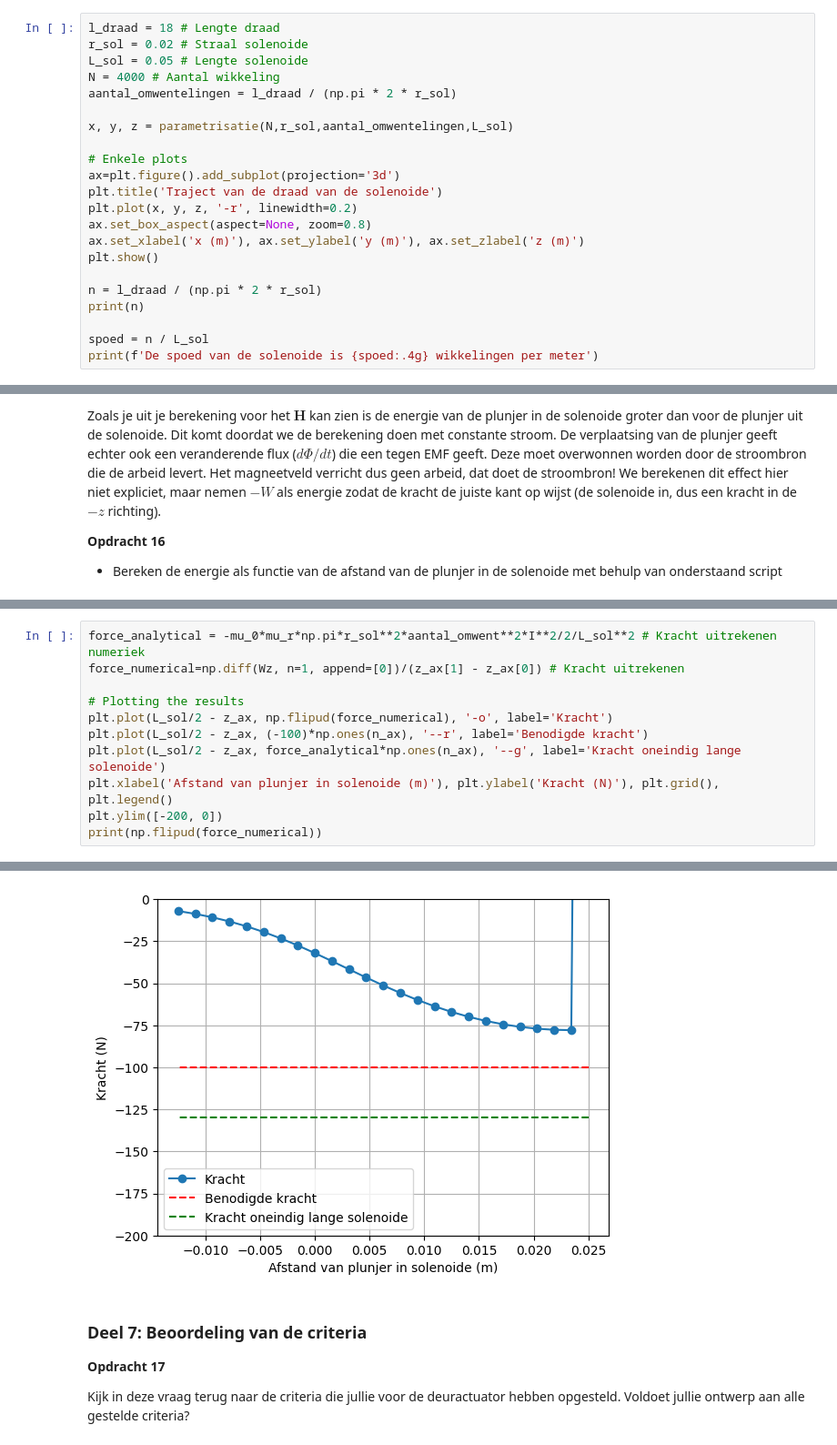
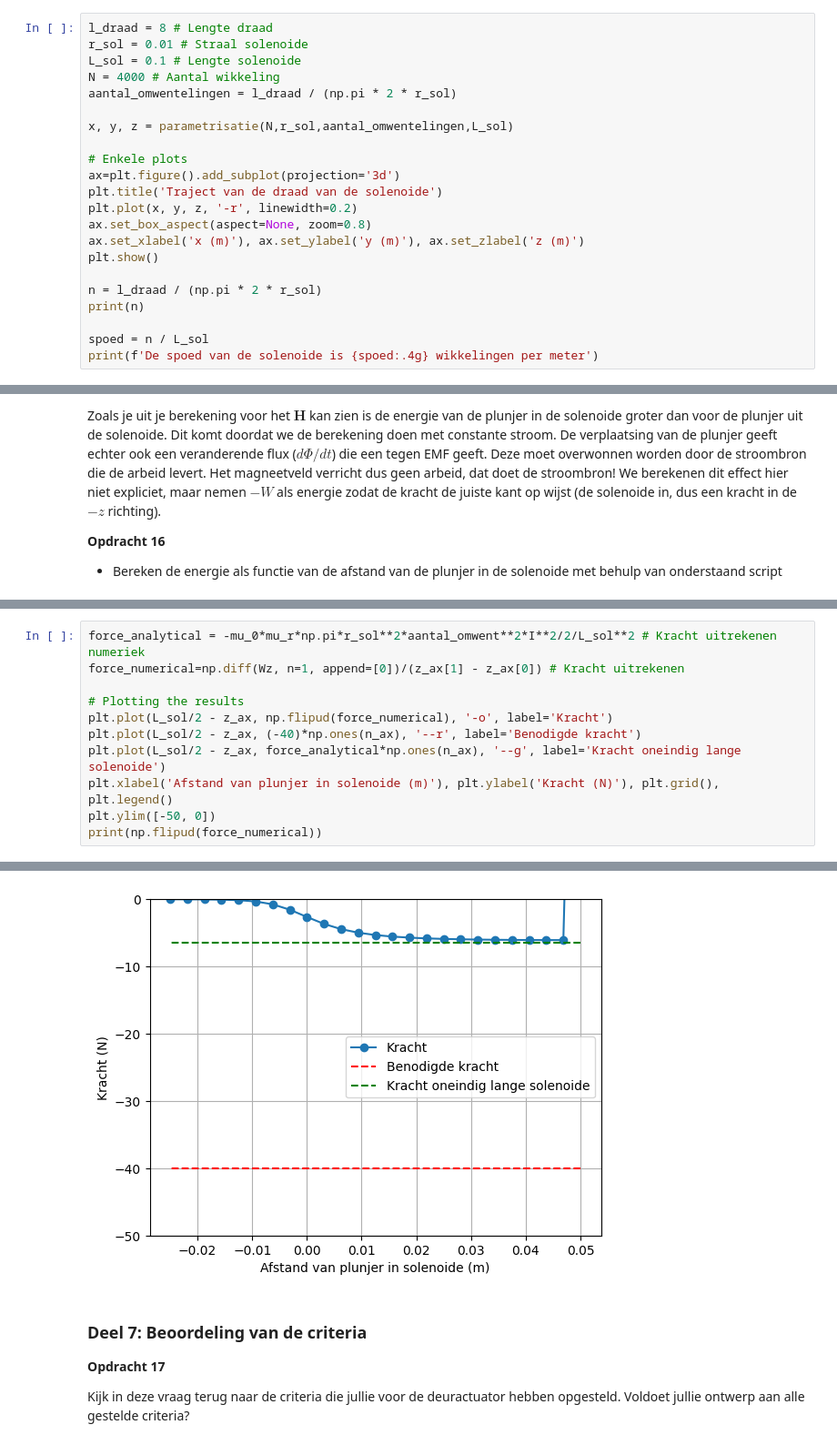
Before and after one commit to tdenooijer26/DEF-T-opdrachten, a Jupyter notebook: 2KrachtactuatorOpdracht/KrachtactuatorOpdracht.ipynb, the cells around one changed output, grey strips where cells are left out. Shown at 91% size. Saved outputs shown, nothing was run; the diff lists cells and outputs as text.

```diff
--- a/2KrachtactuatorOpdracht/KrachtactuatorOpdracht.ipynb
+++ b/2KrachtactuatorOpdracht/KrachtactuatorOpdracht.ipynb
@@ -378,9 +379,9 @@ a. Bereken het aantal omwentelingen van je draad, hierbij mag je aannemen dat de
 b. Bereken de $x$, $y$ en $z$ coordinaten.\
 c. Bereken de spoed, in eenheden van aantal omwentelingen per meter, en print dit.
 # %%
-l_draad = 18 # Lengte draad
-r_sol = 0.02 # Straal solenoide
-L_sol = 0.05 # Lengte solenoide
+l_draad = 8 # Lengte draad
+r_sol = 0.01 # Straal solenoide
+L_sol = 0.1 # Lengte solenoide
 N = 4000 # Aantal wikkeling
 aantal_omwentelingen = l_draad / (np.pi * 2 * r_sol)
 
@@ -508,9 +509,9 @@ force_numerical=np.diff(Wz, n=1, append=[0])/(z_ax[1] - z_ax[0]) # Kracht uitrek
 
 # Plotting the results
 plt.plot(L_sol/2 - z_ax, np.flipud(force_numerical), '-o', label='Kracht')
-plt.plot(L_sol/2 - z_ax, (-100)*np.ones(n_ax), '--r', label='Benodigde kracht')
+plt.plot(L_sol/2 - z_ax, (-40)*np.ones(n_ax), '--r', label='Benodigde kracht')
 plt.plot(L_sol/2 - z_ax, force_analytical*np.ones(n_ax), '--g', label='Kracht oneindig lange solenoide')
 plt.xlabel('Afstand van plunjer in solenoide (m)'), plt.ylabel('Kracht (N)'), plt.grid(), plt.legend()
-plt.ylim([-200, 0])
+plt.ylim([-50, 0])
 print(np.flipud(force_numerical))
 # %% [output]
@@ -522,4 +525,4 @@ print(np.flipud(force_numerical))
-[figure, old version]
+[figure, new version]
 # %% [markdown]
 ### Deel 7: Beoordeling van de criteria
 **Opdracht 17**
```
Also changed, not shown: parts of 9 cells of this notebook.
